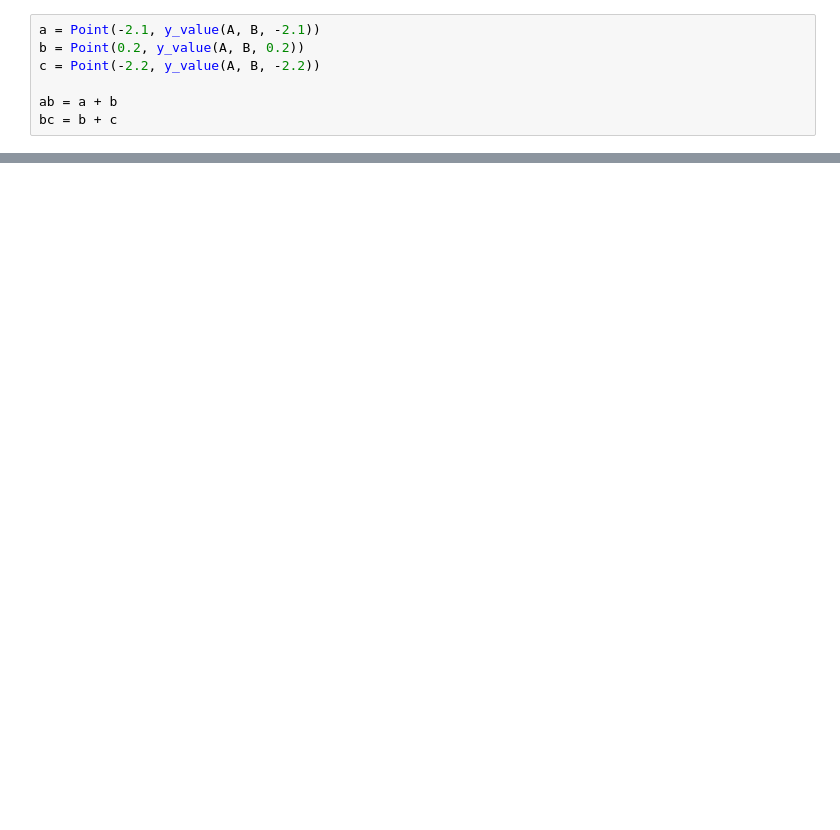
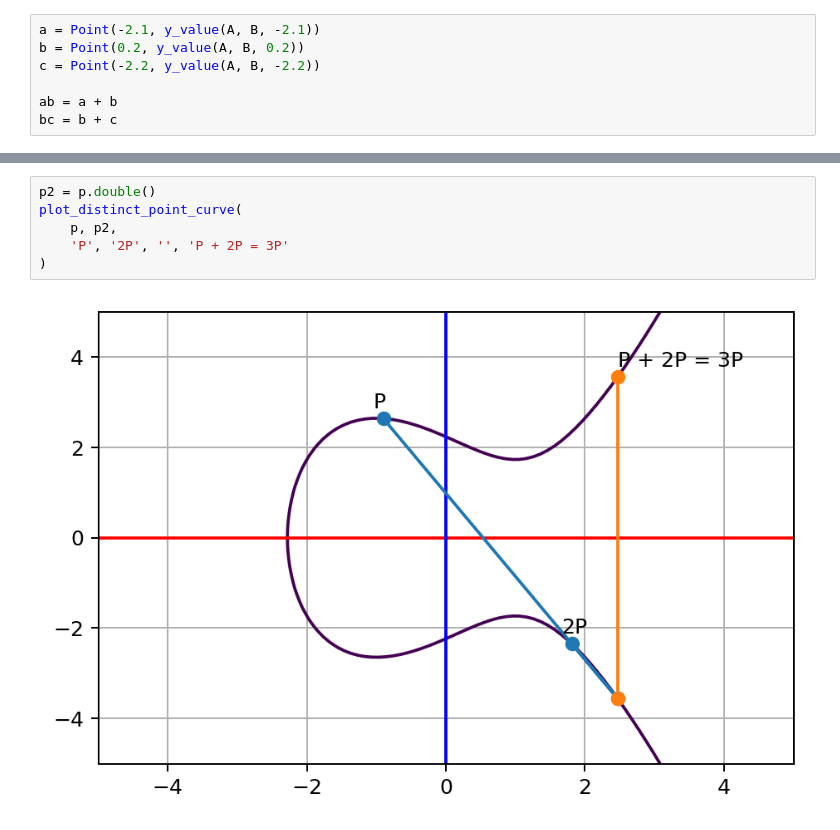
Before and after one commit to fangpenlin/elliptic-curve-explained, a Jupyter notebook: elliptic-curve-explained.ipynb, the cells around one changed output, grey strips where cells are left out. Drawn from its saved outputs; the diff is of its cells as text; blank space fills up the shorter version.

```diff
--- a/elliptic-curve-explained.ipynb
+++ b/elliptic-curve-explained.ipynb
@@ -109,0 +152,8 @@ a_bc = a + bc
+# %%
+p2 = p.double()
+plot_distinct_point_curve(
+    p, p2,
+    'P', '2P', '', 'P + 2P = 3P'
+)
+# %% [output]
+[figure, added]
```
Also changed, not shown: parts of 11 cells of this notebook.
